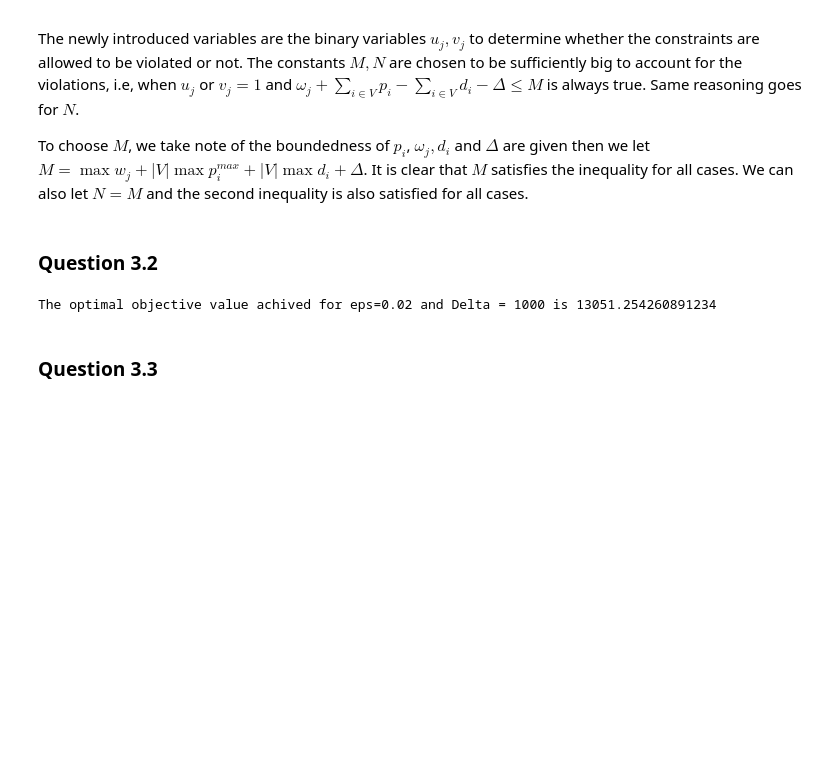
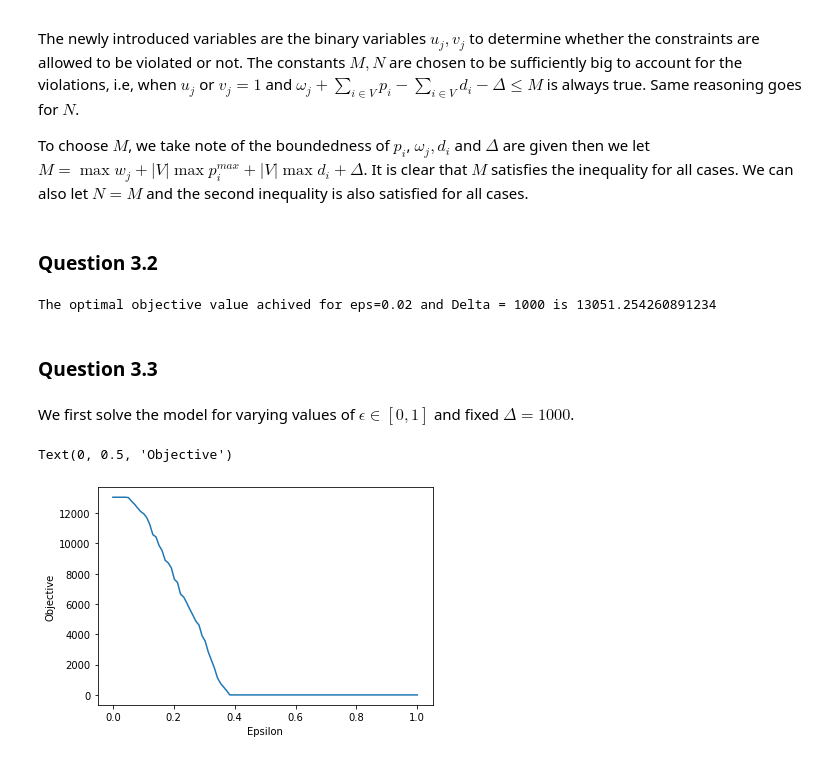
Before and after one commit to AnhVanGiang/MO, a Jupyter notebook: agg350_Second_assignment_Mathematical_optimization_2022_2023.ipynb, the cells around one changed output. Cells and saved outputs as stored; diff of their text form; code cells hidden in the pictures; blank space fills up the shorter version.

```diff
--- a/agg350_Second_assignment_Mathematical_optimization_2022_2023.ipynb
+++ b/agg350_Second_assignment_Mathematical_optimization_2022_2023.ipynb
@@ -489,7 +490,7 @@ def economic_dispatch(nodes, samples, eps, Delta):
     m.u = pyo.Var(m.sams, domain=pyo.Binary)
     m.v = pyo.Var(m.sams, domain=pyo.Binary)
 
-    m.p = pyo.Var(m.cities, domain=pyo.NonNegativeReals)
+    m.p = pyo.Var(m.cities, domain=pyo.Reals)
 
     m.M = max(samples) + V * max(nodes[i]["p_max"] for i in m.cities) + V * max(nodes[i]["d"] for i in m.cities) + Delta
     m.N = m.M
@@ -531,3 +532,19 @@ print(f"The optimal objective value achived for eps=0.02 and Delta = 1000 is {mo
 The optimal objective value achived for eps=0.02 and Delta = 1000 is 13051.254260891234
 # %% [markdown]
 ### Question 3.3
+# %% [markdown]
+We first solve the model for varying values of $\epsilon \in [0,1]$ and fixed $\Delta = 1000$.
+# %%
+epss = np.linspace(0, 1, 100)
+os = []
+for e in tqdm(epss):
+  model = economic_dispatch(nodes, wind_production_samples, eps=e, Delta=1000)
+  gurobi_solver.solve(model)
+  os.append(model.objective())
+
+plt.plot(epss, os)
+plt.xlabel("Epsilon")
+plt.ylabel("Objective")
+# %% [output]
+Text(0, 0.5, 'Objective')
+[figure, added]
```
Also changed, not shown: parts of 3 cells of this notebook.
